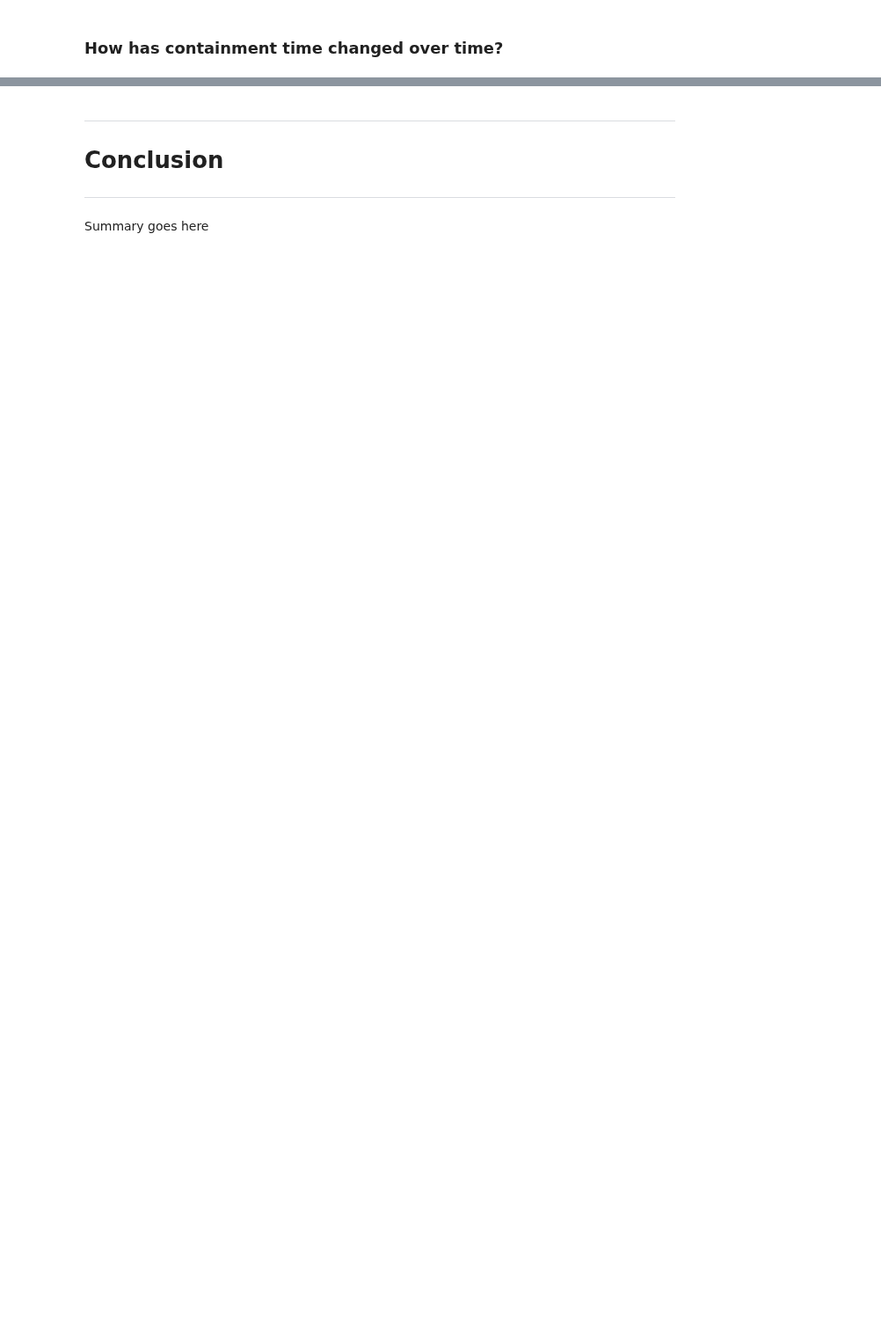
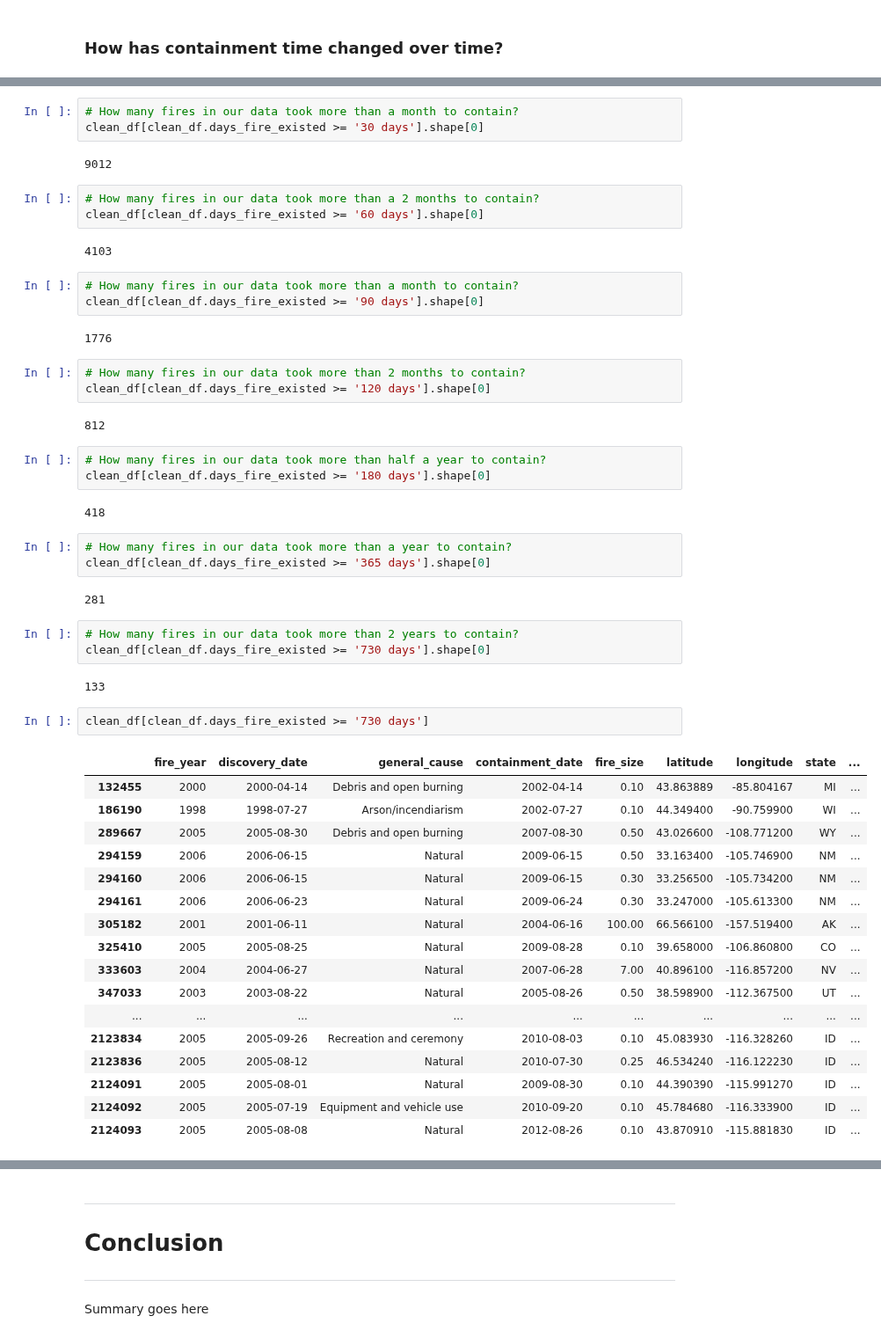
Before and after one commit to Dames-Researching-Flames/Sound-the-Alarm, a Jupyter notebook: Individual Works/Jeanettes_Workbook.ipynb, the cells around one changed output, grey strips where cells are left out. Shown at 88% size. Drawn from its saved outputs; the diff is of its cells as text; blank space fills up the shorter version.

```diff
--- a/Individual Works/Jeanettes_Workbook.ipynb
+++ b/Individual Works/Jeanettes_Workbook.ipynb
@@ -345,0 +387,55 @@ monthly_fire_lifetime[monthly_fire_lifetime.days_fire_existed > '1 days']
+# %%
+# How many fires in our data took more than a month to contain?
+clean_df[clean_df.days_fire_existed >= '30 days'].shape[0]
+# %% [output]
+9012
+# %%
+# How many fires in our data took more than a 2 months to contain?
+clean_df[clean_df.days_fire_existed >= '60 days'].shape[0]
+# %% [output]
+4103
+# %%
+# How many fires in our data took more than a month to contain?
+clean_df[clean_df.days_fire_existed >= '90 days'].shape[0]
+# %% [output]
+1776
+# %%
+# How many fires in our data took more than 2 months to contain?
+clean_df[clean_df.days_fire_existed >= '120 days'].shape[0]
+# %% [output]
+812
+# %%
+# How many fires in our data took more than half a year to contain?
+clean_df[clean_df.days_fire_existed >= '180 days'].shape[0]
+# %% [output]
+418
+# %%
+# How many fires in our data took more than a year to contain?
+clean_df[clean_df.days_fire_existed >= '365 days'].shape[0]
+# %% [output]
+281
+# %%
+# How many fires in our data took more than 2 years to contain?
+clean_df[clean_df.days_fire_existed >= '730 days'].shape[0]
+# %% [output]
+133
+# %%
+clean_df[clean_df.days_fire_existed >= '730 days']
+# %% [output]
+|  | fire_year | discovery_date | general_cause | containment_date | fire_size | latitude | longitude | state | ... |
+| 132455 | 2000 | 2000-04-14 | Debris and open burning | 2002-04-14 | 0.10 | 43.863889 | -85.804167 | MI | ... |
+| 186190 | 1998 | 1998-07-27 | Arson/incendiarism | 2002-07-27 | 0.10 | 44.349400 | -90.759900 | WI | ... |
+| 289667 | 2005 | 2005-08-30 | Debris and open burning | 2007-08-30 | 0.50 | 43.026600 | -108.771200 | WY | ... |
+| 294159 | 2006 | 2006-06-15 | Natural | 2009-06-15 | 0.50 | 33.163400 | -105.746900 | NM | ... |
+| 294160 | 2006 | 2006-06-15 | Natural | 2009-06-15 | 0.30 | 33.256500 | -105.734200 | NM | ... |
+| 294161 | 2006 | 2006-06-23 | Natural | 2009-06-24 | 0.30 | 33.247000 | -105.613300 | NM | ... |
+| 305182 | 2001 | 2001-06-11 | Natural | 2004-06-16 | 100.00 | 66.566100 | -157.519400 | AK | ... |
+| 325410 | 2005 | 2005-08-25 | Natural | 2009-08-28 | 0.10 | 39.658000 | -106.860800 | CO | ... |
+| 333603 | 2004 | 2004-06-27 | Natural | 2007-06-28 | 7.00 | 40.896100 | -116.857200 | NV | ... |
+| 347033 | 2003 | 2003-08-22 | Natural | 2005-08-26 | 0.50 | 38.598900 | -112.367500 | UT | ... |
+| ... | ... | ... | ... | ... | ... | ... | ... | ... | ... |
+| 2123834 | 2005 | 2005-09-26 | Recreation and ceremony | 2010-08-03 | 0.10 | 45.083930 | -116.328260 | ID | ... |
+| 2123836 | 2005 | 2005-08-12 | Natural | 2010-07-30 | 0.25 | 46.534240 | -116.122230 | ID | ... |
+| 2124091 | 2005 | 2005-08-01 | Natural | 2009-08-30 | 0.10 | 44.390390 | -115.991270 | ID | ... |
+| 2124092 | 2005 | 2005-07-19 | Equipment and vehicle use | 2010-09-20 | 0.10 | 45.784680 | -116.333900 | ID | ... |
+| 2124093 | 2005 | 2005-08-08 | Natural | 2012-08-26 | 0.10 | 43.870910 | -115.881830 | ID | ... |
```
Also changed, not shown: parts of 32 cells of this notebook, 1 other file.
